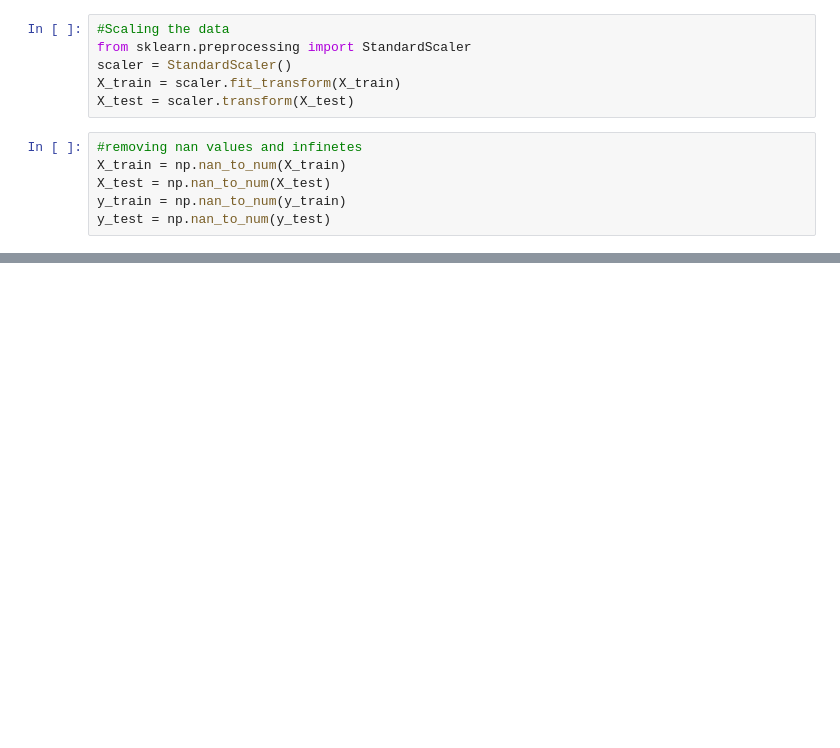
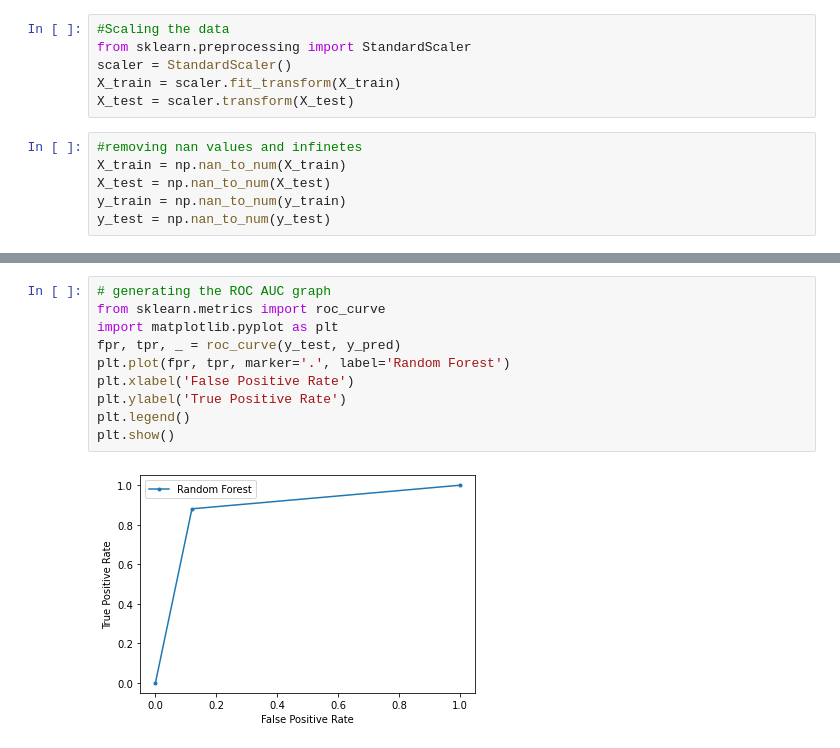
Before and after one commit to saurav1066/Analysis_of_tabular_data, a Jupyter notebook: notebooks/analysis.ipynb, the cells around one changed output, grey strips where cells are left out. Saved outputs shown, nothing was run; the diff lists cells and outputs as text; blank space fills up the shorter version.

Commit message:
Added confusion matrix and ROC Graph

```diff
--- a/notebooks/analysis.ipynb
+++ b/notebooks/analysis.ipynb
@@ -93,0 +125,12 @@ Accuracy: 0.8967391304347826
+# %%
+# generating the ROC AUC graph
+from sklearn.metrics import roc_curve
+import matplotlib.pyplot as plt
+fpr, tpr, _ = roc_curve(y_test, y_pred)
+plt.plot(fpr, tpr, marker='.', label='Random Forest')
+plt.xlabel('False Positive Rate')
+plt.ylabel('True Positive Rate')
+plt.legend()
+plt.show()
+# %% [output]
+[figure, added]
```
Also changed, not shown: parts of 4 cells of this notebook.
